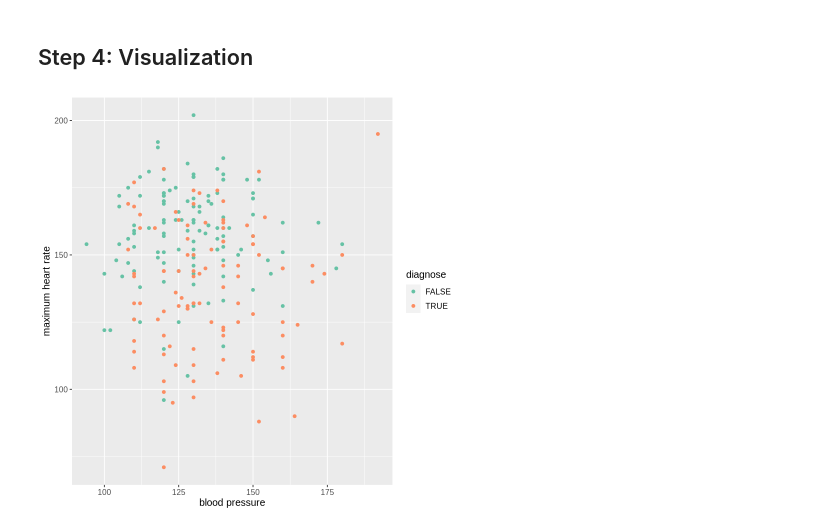
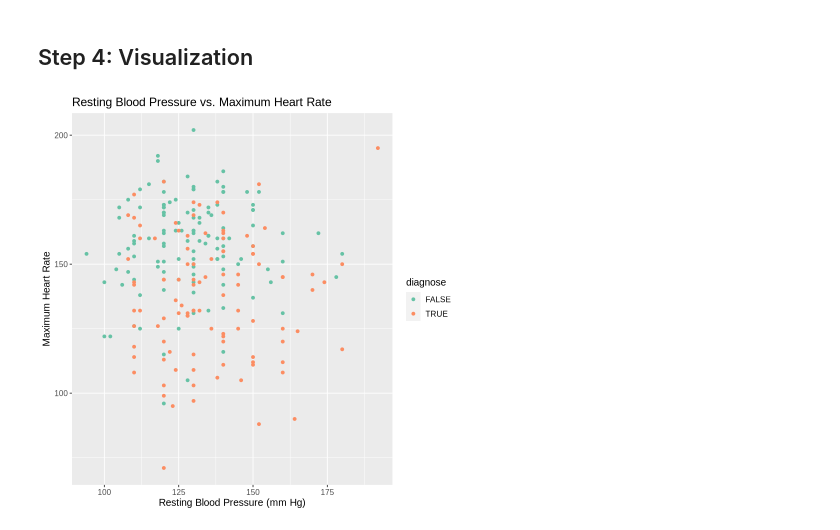
Before and after one commit to gracieS02/group_proposal, a Jupyter notebook: group_proposal_new.ipynb, the cells around one changed output. Cells and saved outputs as stored; diff of their text form; code cells hidden in the pictures.

```diff
--- a/group_proposal_new.ipynb
+++ b/group_proposal_new.ipynb
@@ -152,22 +114,24 @@ A tibble: 2 × 14
 # %%
 #report the relationship between resting blood pressure and cholestoral
 # cleve_plot <- ggplot(cleveland_training, aes(x=trestbps, y=chol, color=diagnose)) +
 #       geom_point() +
 #       xlab("Resting Blood Pressure (mm Hg) ") +
 #       ylab("Serum Cholestoral in mg/dl") +
 #       theme(text = element_text(size = 12)) +
 #       scale_color_brewer(palette = "Set2")
 
 # cleve_plot
 
 #age vs.chol
+#the relationship between resting blood pressure & maximum heart rate achieved, colored with diagnose or not
 cleve_plot <- ggplot(cleveland_training, aes(x=trestbps, y=thalach, color=diagnose)) +
       geom_point() +
-      xlab("blood pressure") +
-      ylab("maximum heart rate") +
+      xlab("Resting Blood Pressure (mm Hg)") +
+      ylab("Maximum Heart Rate") +
+      ggtitle("Resting Blood Pressure vs. Maximum Heart Rate") +
       theme(text = element_text(size = 12)) +
       scale_color_brewer(palette = "Set2")
 
 cleve_plot
 # %% [output]
-[figure, old version]
+[figure, new version]
```
Also changed, not shown: parts of 3 cells of this notebook.
